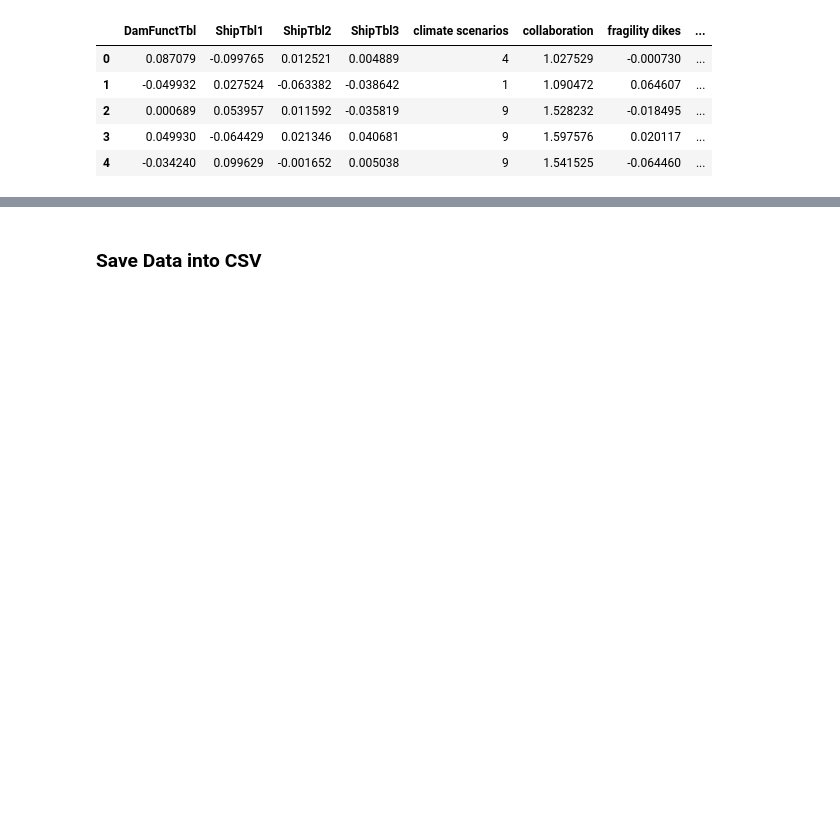
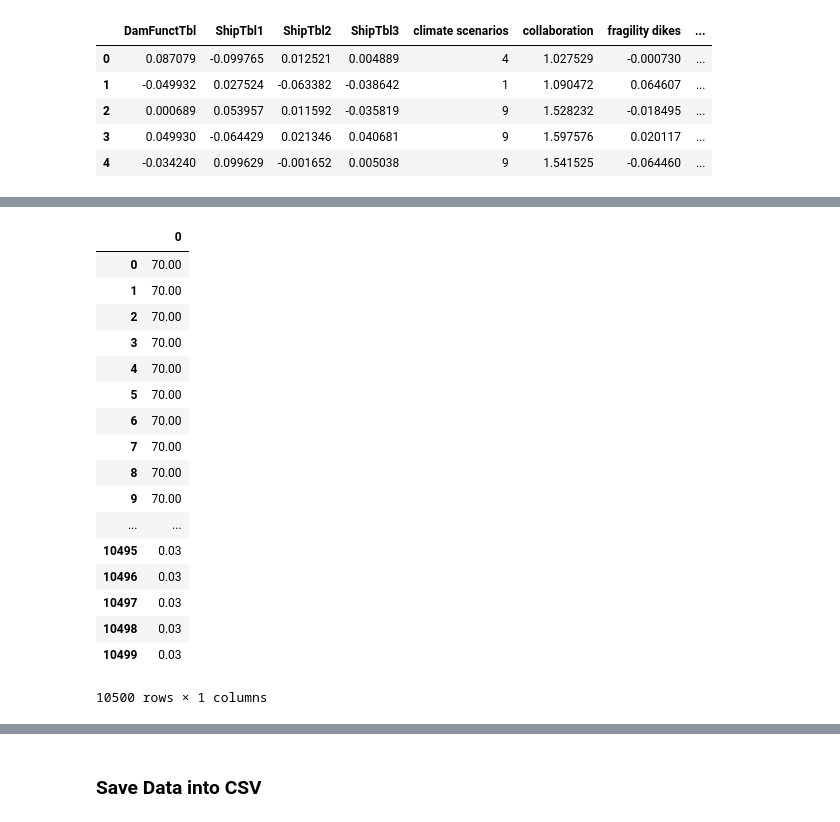
Before and after one commit to TRomijn/MBDM-project, a Jupyter notebook: Poster Assignment/1. Vincent - Prepare Datav2.ipynb, the cells around one changed output, grey strips where cells are left out. Cells and saved outputs as stored; diff of their text form; code cells hidden in the pictures; blank space fills up the shorter version.

```diff
--- a/Poster Assignment/1. Vincent - Prepare Datav2.ipynb
+++ b/Poster Assignment/1. Vincent - Prepare Datav2.ipynb
@@ -77,3 +116,24 @@ all_policies_outcomes['Costs'].max()
+# %%
+pd.DataFrame(all_policies_outcomes['Costs'])
+# %% [output]
+|  | 0 |
+| 0 | 70.00 |
+| 1 | 70.00 |
+| 2 | 70.00 |
+| 3 | 70.00 |
+| 4 | 70.00 |
+| 5 | 70.00 |
+| 6 | 70.00 |
+| 7 | 70.00 |
+| 8 | 70.00 |
+| 9 | 70.00 |
+| ... | ... |
+| 10495 | 0.03 |
+| 10496 | 0.03 |
+| 10497 | 0.03 |
+| 10498 | 0.03 |
+| 10499 | 0.03 |
+10500 rows × 1 columns
 # %%
 new_dict = dict()
 for key in all_policies_outcomes.keys():
```
Also changed, not shown: parts of 13 cells of this notebook, 1 other file.
